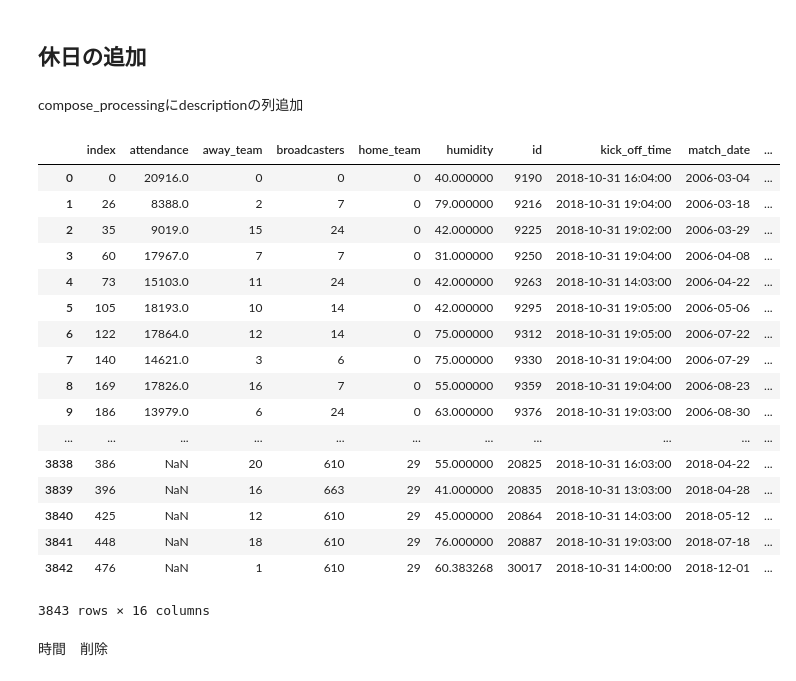
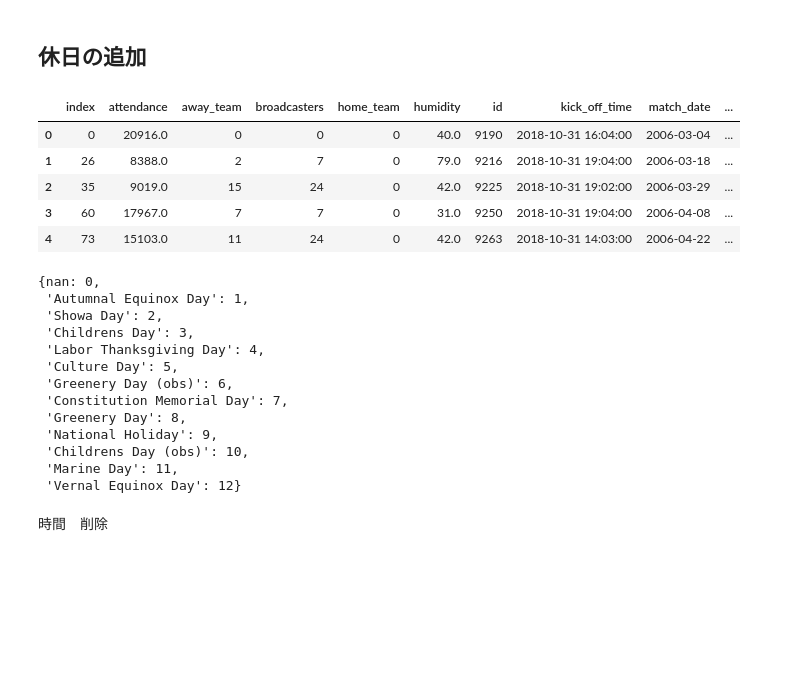
Before and after one commit to OhkaMLsemi/J_league, a Jupyter notebook: Engineering.ipynb, the cells around one changed output. Saved outputs shown, nothing was run; the diff lists cells and outputs as text; code cells hidden in the pictures; blank space fills up the shorter version.

```diff
--- a/Engineering.ipynb
+++ b/Engineering.ipynb
@@ -303,5 +301,3 @@ holidays_in_japan["match_date"] = pd.to_datetime(holidays_in_japan["match_date"]
-# %% [markdown]
-compose_processingにdescriptionの列追加
 # %%
 #compose_processingにholidayを追加するため
 #mergeするために,列名を同じ名前にする .rename
@@ -309,26 +306,14 @@ holidays_in_japan  = holidays_in_japan .rename(columns={"holiday_date":"match_da
 # %%
 compose_processing = pd.merge(compose_processing,holidays_in_japan ,how = "left")
 # %%
-compose_processing
+compose_processing.head()
 # %% [output]
 |  | index | attendance | away_team | broadcasters | home_team | humidity | id | kick_off_time | match_date | ... |
-| 0 | 0 | 20916.0 | 0 | 0 | 0 | 40.000000 | 9190 | 2018-10-31 16:04:00 | 2006-03-04 | ... |
-| 1 | 26 | 8388.0 | 2 | 7 | 0 | 79.000000 | 9216 | 2018-10-31 19:04:00 | 2006-03-18 | ... |
-| 2 | 35 | 9019.0 | 15 | 24 | 0 | 42.000000 | 9225 | 2018-10-31 19:02:00 | 2006-03-29 | ... |
-| 3 | 60 | 17967.0 | 7 | 7 | 0 | 31.000000 | 9250 | 2018-10-31 19:04:00 | 2006-04-08 | ... |
-| 4 | 73 | 15103.0 | 11 | 24 | 0 | 42.000000 | 9263 | 2018-10-31 14:03:00 | 2006-04-22 | ... |
-| 5 | 105 | 18193.0 | 10 | 14 | 0 | 42.000000 | 9295 | 2018-10-31 19:05:00 | 2006-05-06 | ... |
-| 6 | 122 | 17864.0 | 12 | 14 | 0 | 75.000000 | 9312 | 2018-10-31 19:05:00 | 2006-07-22 | ... |
-| 7 | 140 | 14621.0 | 3 | 6 | 0 | 75.000000 | 9330 | 2018-10-31 19:04:00 | 2006-07-29 | ... |
-| 8 | 169 | 17826.0 | 16 | 7 | 0 | 55.000000 | 9359 | 2018-10-31 19:04:00 | 2006-08-23 | ... |
-| 9 | 186 | 13979.0 | 6 | 24 | 0 | 63.000000 | 9376 | 2018-10-31 19:03:00 | 2006-08-30 | ... |
-| ... | ... | ... | ... | ... | ... | ... | ... | ... | ... | ... |
-| 3838 | 386 | NaN | 20 | 610 | 29 | 55.000000 | 20825 | 2018-10-31 16:03:00 | 2018-04-22 | ... |
-| 3839 | 396 | NaN | 16 | 663 | 29 | 41.000000 | 20835 | 2018-10-31 13:03:00 | 2018-04-28 | ... |
-| 3840 | 425 | NaN | 12 | 610 | 29 | 45.000000 | 20864 | 2018-10-31 14:03:00 | 2018-05-12 | ... |
-| 3841 | 448 | NaN | 18 | 610 | 29 | 76.000000 | 20887 | 2018-10-31 19:03:00 | 2018-07-18 | ... |
-| 3842 | 476 | NaN | 1 | 610 | 29 | 60.383268 | 30017 | 2018-10-31 14:00:00 | 2018-12-01 | ... |
+| 0 | 0 | 20916.0 | 0 | 0 | 0 | 40.0 | 9190 | 2018-10-31 16:04:00 | 2006-03-04 | ... |
+| 1 | 26 | 8388.0 | 2 | 7 | 0 | 79.0 | 9216 | 2018-10-31 19:04:00 | 2006-03-18 | ... |
+| 2 | 35 | 9019.0 | 15 | 24 | 0 | 42.0 | 9225 | 2018-10-31 19:02:00 | 2006-03-29 | ... |
+| 3 | 60 | 17967.0 | 7 | 7 | 0 | 31.0 | 9250 | 2018-10-31 19:04:00 | 2006-04-08 | ... |
+| 4 | 73 | 15103.0 | 11 | 24 | 0 | 42.0 | 9263 | 2018-10-31 14:03:00 | 2006-04-22 | ... |
-3843 rows × 16 columns
 # %%
 #ユニーク数カウント
 description_number =compose_processing["description"].drop_duplicates().nunique()
@@ -339,6 +324,22 @@ for description_num in range(description_number):
     holiday_dict.update({compose_processing["description"].drop_duplicates().unique()[description_num]:description_num})
 #置換
 compose_processing["description"] =compose_processing["description"].replace(holiday_dict)
+# %%
+holiday_dict
+# %% [output]
+{nan: 0,
+ 'Autumnal Equinox Day': 1,
+ 'Showa Day': 2,
+ 'Childrens Day': 3,
+ 'Labor Thanksgiving Day': 4,
+ 'Culture Day': 5,
+ 'Greenery Day (obs)': 6,
+ 'Constitution Memorial Day': 7,
+ 'Greenery Day': 8,
+ 'National Holiday': 9,
+ 'Childrens Day (obs)': 10,
+ 'Marine Day': 11,
+ 'Vernal Equinox Day': 12}
 # %% [markdown]
 時間　削除
 # %%
```
Also changed, not shown: parts of 13 cells of this notebook.
